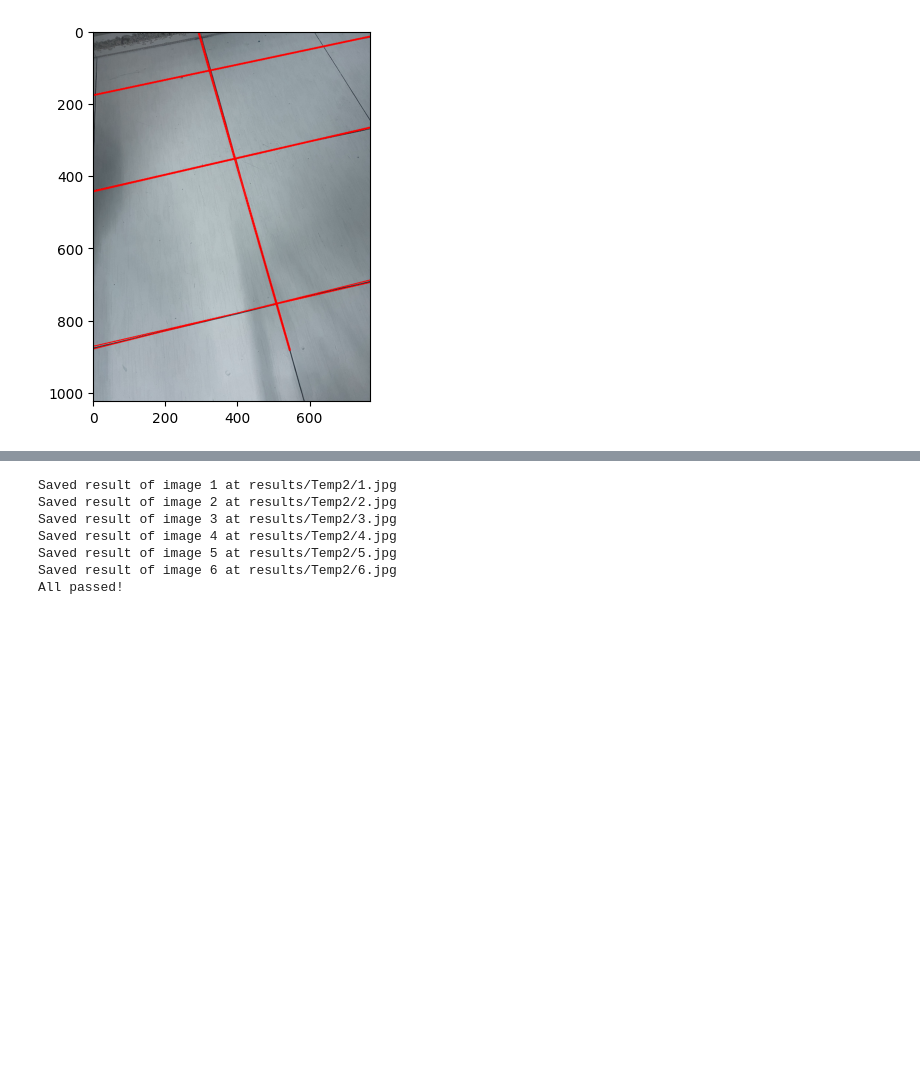
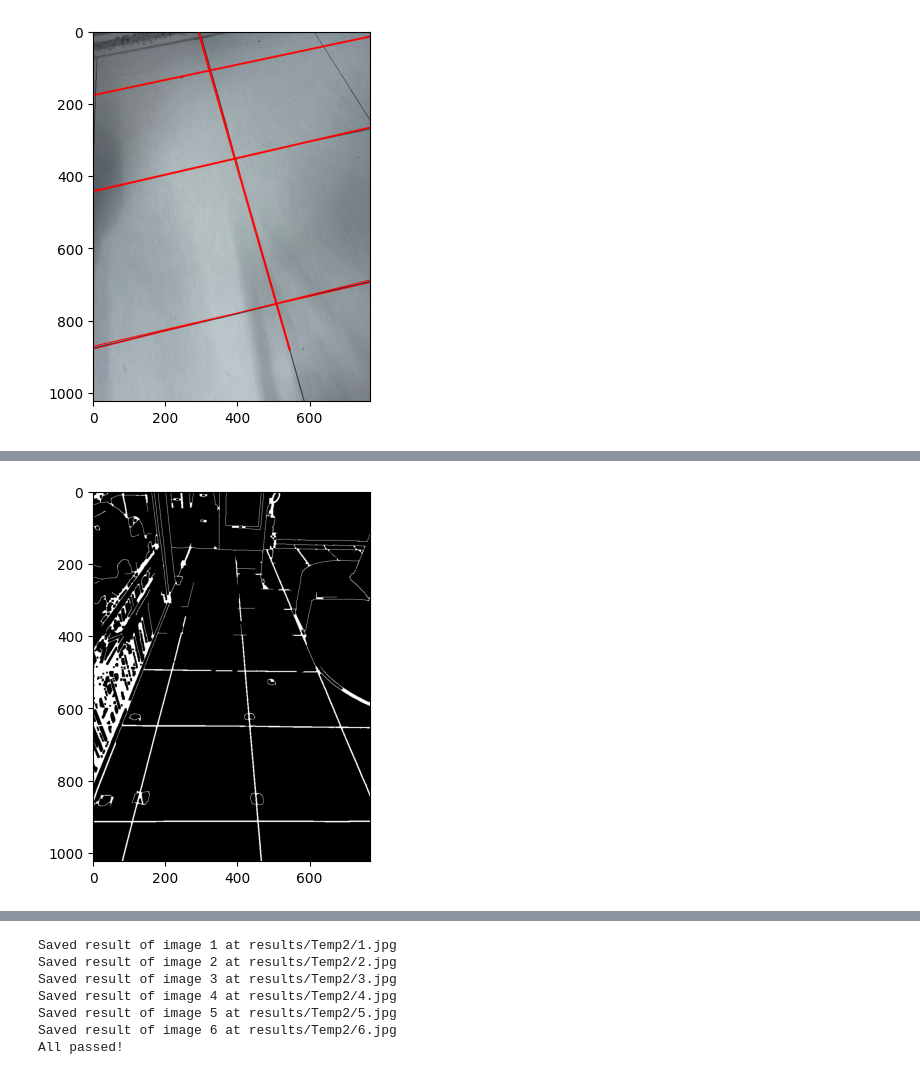
Before and after one commit to NhatNam041206/CVForGW_Project, a Jupyter notebook: analysis.ipynb, the cells around one changed output, grey strips where cells are left out. Saved outputs shown, nothing was run; the diff lists cells and outputs as text; code cells hidden in the pictures; blank space fills up the shorter version.

Commit message:
Second commit - Updated on HoughP with ChatGPT codes, but need to tune more on lines detecting

```diff
--- a/analysis.ipynb
+++ b/analysis.ipynb
@@ -130,66 +143,52 @@ plt.imshow(img_c)
 <matplotlib.image.AxesImage at 0x...>
 [figure]
 # %%
-lines_filtered_imgs=[]
-for pos,lines in enumerate(lines_imgs):
+import cv2, numpy as np
 
-    print(f"\n---------------Img {pos+1}---------------\n")
+img_c=imgs[-5].copy()
+gray = cv2.cvtColor(img_c, cv2.COLOR_BGR2GRAY)
+blur = cv2.GaussianBlur(gray, (5, 5), 0)
 
-    lines_filtered=[]
-    visited=[]
-    angleBias=0.3
-    p_bias=20
+edges_a = cv2.Canny(blur, 40, 120)
 
-    for i in range(len(lines)-1):
-        lines_=[]
-        check=False
+kernel = np.ones((3,3), np.uint8)
+edges_a = cv2.morphologyEx(edges_a, cv2.MORPH_CLOSE, kernel, iterations=2)
 
-        if list(lines[i][0]) in visited: continue
+plt.imshow(edges_a)
+plt.show()
+# Chỉ giữ nửa dưới khung hình
+# h = edges_a.shape[0]
+# edges_a[:h//3,:] = 0
 
-        for j in range(i,len(lines)):
-            c=False
+tile_px=200
+# (2) HoughLinesP đã được “tune”
+linesP = cv2.HoughLinesP(edges_a,
+             rho           = 1,
+             theta         = np.pi/180,      # 1°
+             threshold     = 140,            # thử 80–120
+             minLineLength = int(0.8*tile_px),
+             maxLineGap    = 0.5)
 
-            angleD=np.abs(lines[i][0][1]-lines[j][0][1])
-            pD=np.abs(lines[i][0][0]-lines[j][0][0])
+# (3) Vẽ & lấy góc
+angles = []
+if linesP is not None:
+    for (x1,y1,x2,y2) in linesP[:,0]:
+        # vẽ
+        cv2.line(img_c,(x1,y1),(x2,y2),(0,255,0),2)
+        # góc (đổi dấu dy nếu trục y của ảnh hướng xuống)
+        ang = np.arctan2(-(y2-y1), x2-x1)
+        angles.append(ang)
+        plt.imshow(img_c)
+plt.show()
 
-            print(f'\nFirst line: {lines[i]}; Second line: {lines[j]}; Difference:\nAngle: {angleD}\nLine: {pD}\nCond:',end=' ')
+# (4) Lấy hai vạch “trái–phải” bằng cụm hoá góc (±5°)
+groups = {}
+for a in angles:
+    key = round(a/0.087, 0)  # 0.087 ≈ 5° rad
+    groups.setdefault(key, []).append(a)
 
-            if angleD<angleBias and pD<p_bias:
-
-                print('Take')
-
-                lines_.append(lines[i])
-                lines_.append(lines[j])
-                visited.append(list(lines[i][0]))
-                visited.append(list(lines[j][0]))
-
-                check=True
-                c=True
-
-            if not c:
-
-                print('Pass')
-
-
-        print('---Take and Average Process---')
-
-        if not check:
-            print(f'Not average; Value: {lines[i]}')
-
-            lines_filtered.append(lines[i])
-            visited.append(list(lines[i][0]))
-
-            print(f'Visited: {visited}')
-            print('-----------------------------')
-
-        else:
-            print(f'Average; value need to average {lines_}')
-            print(f'Values: {np.mean(lines_,axis=0)}')
-
-            lines_filtered.append(np.mean(lines_,axis=0))
-
-            print(f'Visited: {visited}')
-            print('-----------------------------')
-    print(f'Result: {lines_filtered}')
-    lines_filtered_imgs.append(lines_filtered)
+if len(groups) == 2:
+    alpha1 = np.mean(groups[list(groups.keys())[0]])
+    alpha2 = np.mean(groups[list(groups.keys())[1]])
+    heading = (alpha1 + alpha2)/2
 # %% [output]
@@ -212,0 +195 @@ Result: [array([[-280.25   ,    2.86234]], dtype=float32), array([[173.5      ,
+[figure, added]
```
Also changed, not shown: parts of 7 cells of this notebook.
